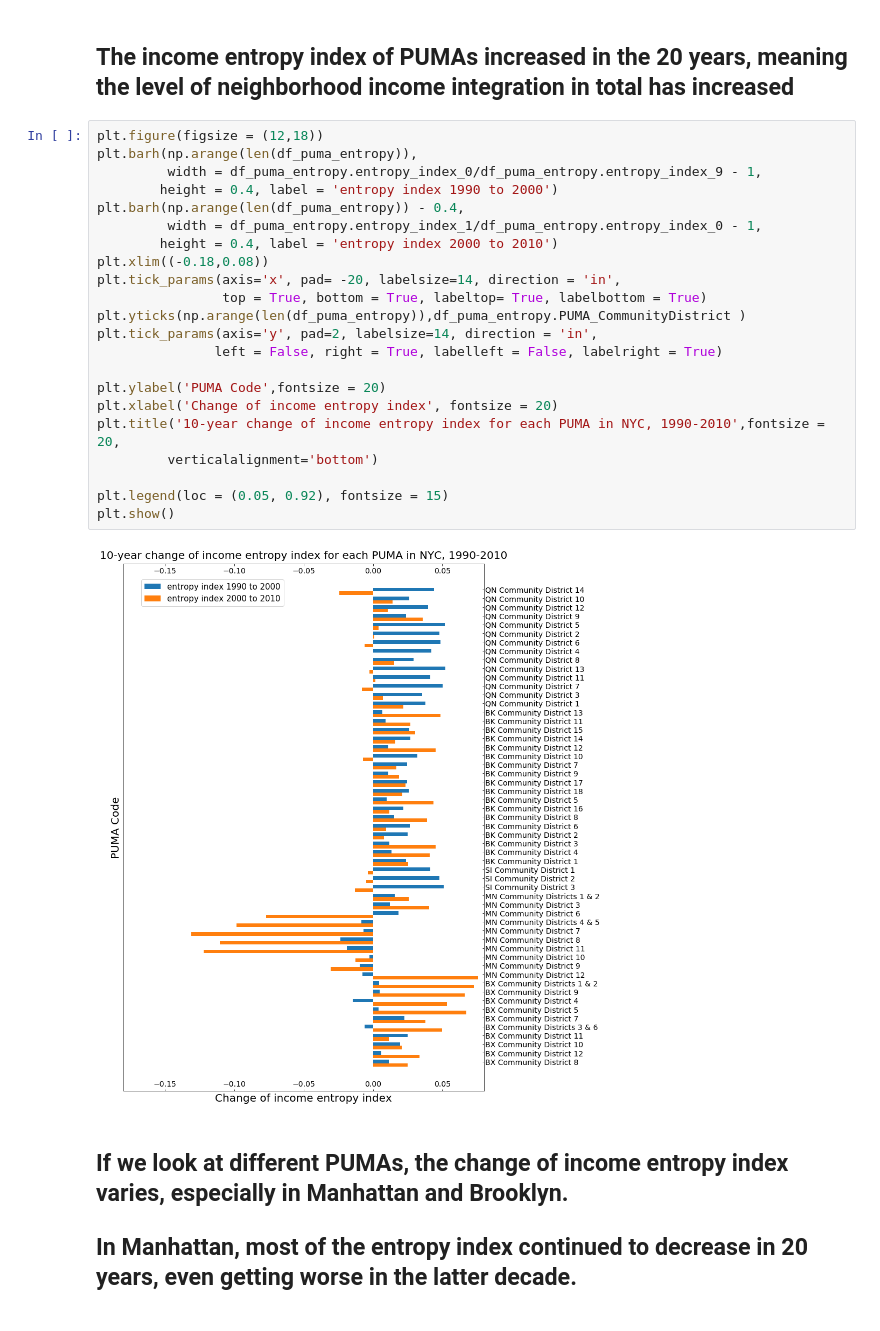
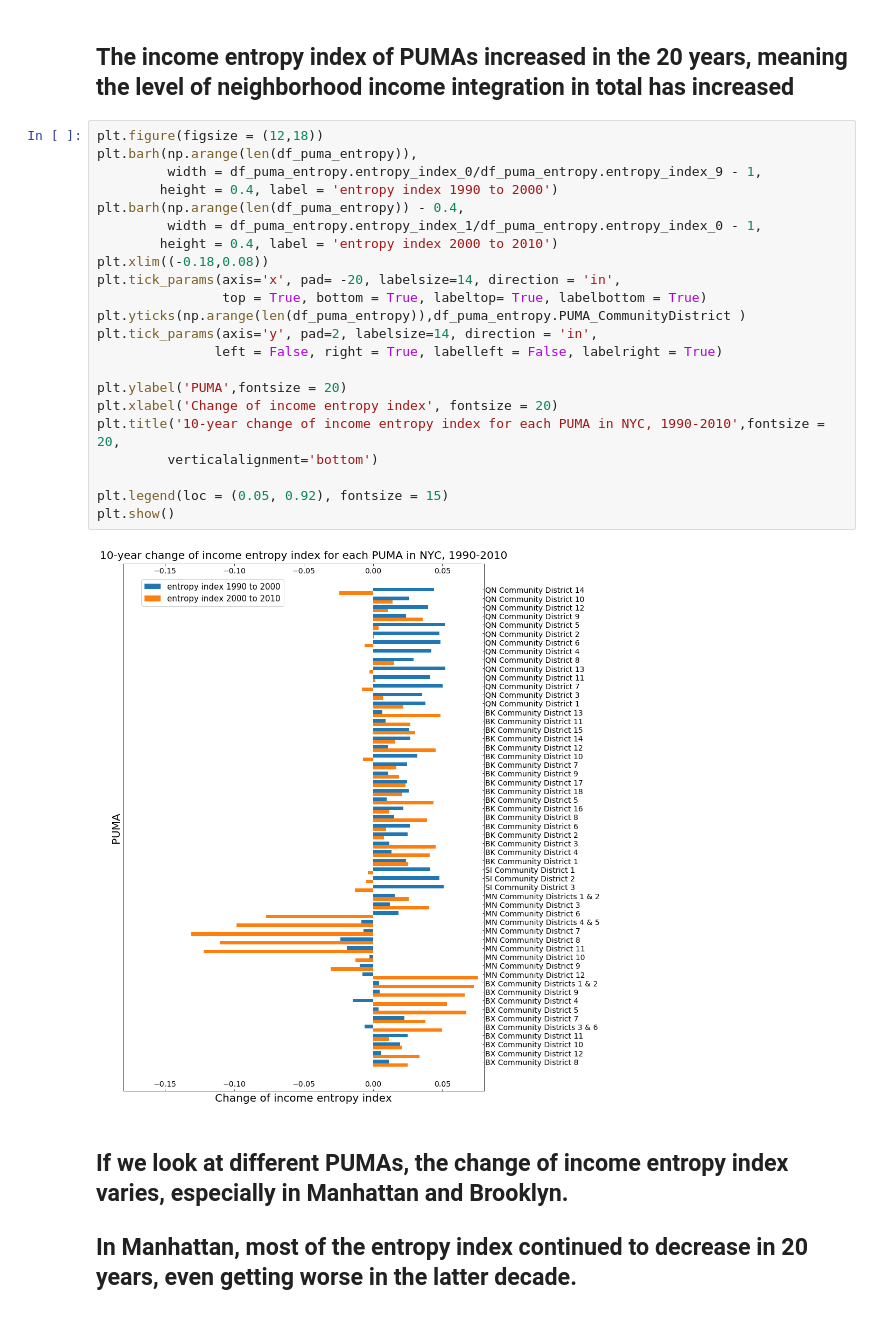
Before and after one commit to picniclin/NYC_yl5240, a Jupyter notebook: NYC_housing_and_income.ipynb, the cells around one changed output. Drawn from its saved outputs; the diff is of its cells as text.

Commit message:
add plots

```diff
--- a/NYC_housing_and_income.ipynb
+++ b/NYC_housing_and_income.ipynb
@@ -775,27 +775,27 @@ The median values of income entropy index of PUMAs in 1999, 2000 and 2010 are re
 # %%
 plt.figure(figsize = (12,18))
 plt.barh(np.arange(len(df_puma_entropy)),
          width = df_puma_entropy.entropy_index_0/df_puma_entropy.entropy_index_9 - 1,
         height = 0.4, label = 'entropy index 1990 to 2000')
 plt.barh(np.arange(len(df_puma_entropy)) - 0.4,
          width = df_puma_entropy.entropy_index_1/df_puma_entropy.entropy_index_0 - 1,
         height = 0.4, label = 'entropy index 2000 to 2010')
 plt.xlim((-0.18,0.08))
 plt.tick_params(axis='x', pad= -20, labelsize=14, direction = 'in',
                 top = True, bottom = True, labeltop= True, labelbottom = True)
 plt.yticks(np.arange(len(df_puma_entropy)),df_puma_entropy.PUMA_CommunityDistrict )
 plt.tick_params(axis='y', pad=2, labelsize=14, direction = 'in',
                left = False, right = True, labelleft = False, labelright = True)
 
-plt.ylabel('PUMA Code',fontsize = 20)
+plt.ylabel('PUMA',fontsize = 20)
 plt.xlabel('Change of income entropy index', fontsize = 20)
 plt.title('10-year change of income entropy index for each PUMA in NYC, 1990-2010',fontsize = 20,
          verticalalignment='bottom')
 
 plt.legend(loc = (0.05, 0.92), fontsize = 15)
 plt.show()
 # %% [output]
-[figure, old version]
+[figure, new version]
 # %% [markdown]
 ## If we look at different PUMAs, the change of income entropy index varies, especially in Manhattan and Brooklyn.
 ## In Manhattan, most of the entropy index continued to decrease in 20 years, even getting worse in the latter decade.
```
